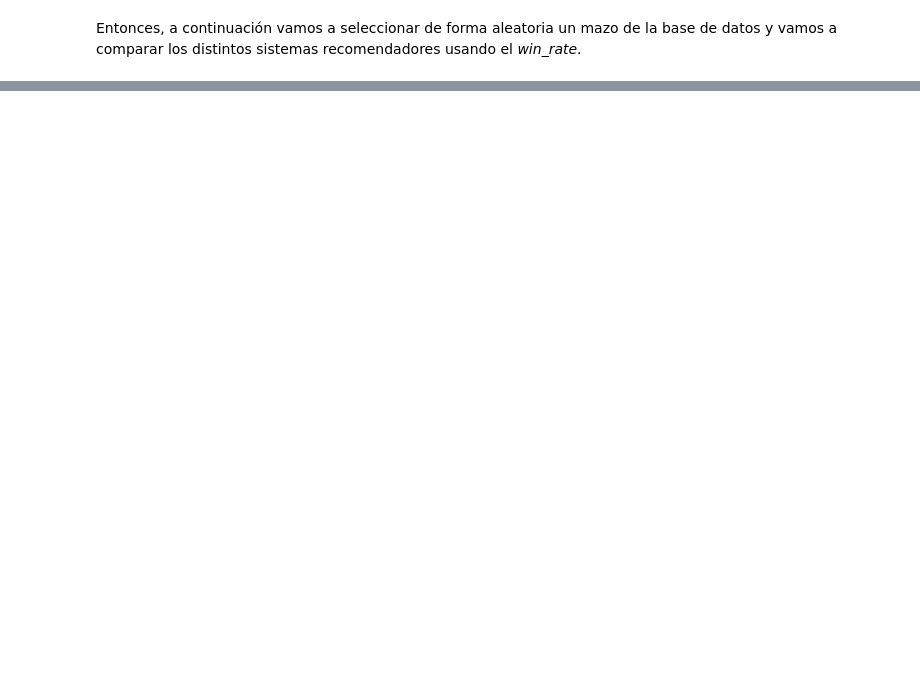
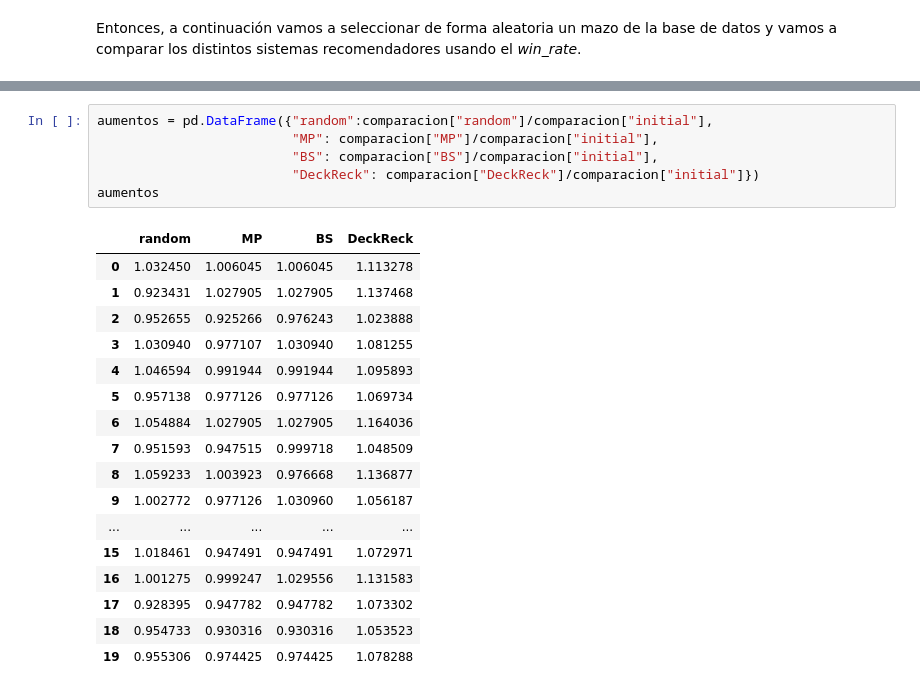
Before and after one commit to gustavo-cornejo/RecSist-Proyecto, a Jupyter notebook: DeckRec.ipynb, the cells around one changed output, grey strips where cells are left out. Saved outputs shown, nothing was run; the diff lists cells and outputs as text; blank space fills up the shorter version.

```diff
--- a/DeckRec.ipynb
+++ b/DeckRec.ipynb
@@ -354,0 +375,24 @@ Win rate nuestra recomendación: 58.977874755859375
+# %%
+aumentos = pd.DataFrame({"random":comparacion["random"]/comparacion["initial"],
+                         "MP": comparacion["MP"]/comparacion["initial"],
+                         "BS": comparacion["BS"]/comparacion["initial"],
+                         "DeckReck": comparacion["DeckReck"]/comparacion["initial"]})
+aumentos
+# %% [output]
+|  | random | MP | BS | DeckReck |
+| 0 | 1.032450 | 1.006045 | 1.006045 | 1.113278 |
+| 1 | 0.923431 | 1.027905 | 1.027905 | 1.137468 |
+| 2 | 0.952655 | 0.925266 | 0.976243 | 1.023888 |
+| 3 | 1.030940 | 0.977107 | 1.030940 | 1.081255 |
+| 4 | 1.046594 | 0.991944 | 0.991944 | 1.095893 |
+| 5 | 0.957138 | 0.977126 | 0.977126 | 1.069734 |
+| 6 | 1.054884 | 1.027905 | 1.027905 | 1.164036 |
+| 7 | 0.951593 | 0.947515 | 0.999718 | 1.048509 |
+| 8 | 1.059233 | 1.003923 | 0.976668 | 1.136877 |
+| 9 | 1.002772 | 0.977126 | 1.030960 | 1.056187 |
+| ... | ... | ... | ... | ... |
+| 15 | 1.018461 | 0.947491 | 0.947491 | 1.072971 |
+| 16 | 1.001275 | 0.999247 | 1.029556 | 1.131583 |
+| 17 | 0.928395 | 0.947782 | 0.947782 | 1.073302 |
+| 18 | 0.954733 | 0.930316 | 0.930316 | 1.053523 |
+| 19 | 0.955306 | 0.974425 | 0.974425 | 1.078288 |
```
Also changed, not shown: parts of 26 cells of this notebook, 1 other file.
